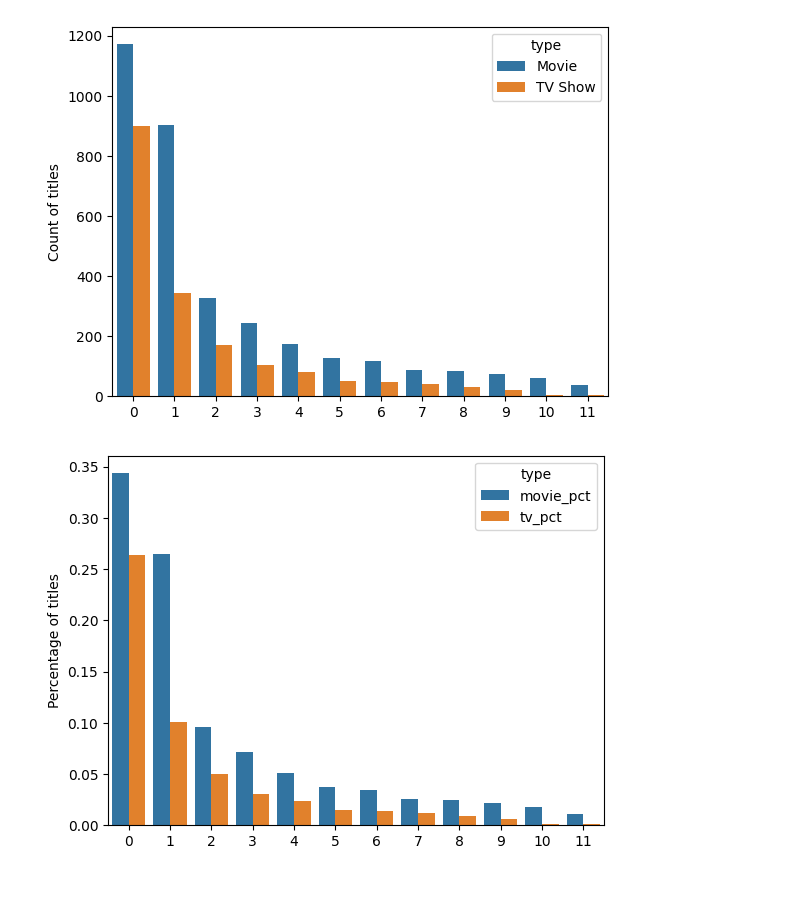
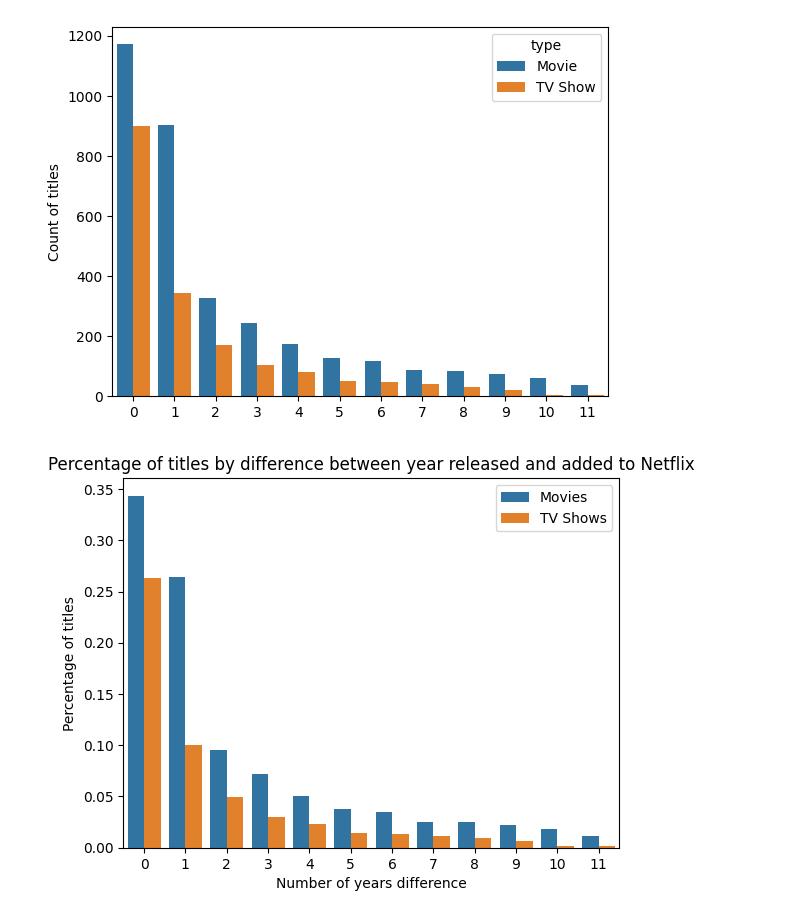
Before and after one commit to jenny-davies/l4-hackathon, a Jupyter notebook: date_differences.ipynb, the cells around one changed output. Saved outputs shown, nothing was run; the diff lists cells and outputs as text; code cells hidden in the pictures; blank space fills up the shorter version.

Commit message:
added comparison between movies and tv shows

```diff
--- a/date_differences.ipynb
+++ b/date_differences.ipynb
@@ -97,29 +100,35 @@ plt.show();
 # %%
 # percentage of titles released by year difference and type
 title_by_yr_diff_type_wide = title_by_yr_diff_type.pivot_table(
     index = 'yr_diff',
     columns = 'type',
     values = 'title'
 )
 
 movie_total = title_by_yr_diff_type_wide['Movie'].sum()
 
 tv_total = title_by_yr_diff_type_wide['TV Show'].sum()
 
 title_by_yr_diff_type_wide['movie_pct'] = title_by_yr_diff_type_wide['Movie'] / movie_total
 
 title_by_yr_diff_type_wide['tv_pct'] = title_by_yr_diff_type_wide['TV Show'] / movie_total
 
 title_by_yr_diff_type_long = pd.melt(title_by_yr_diff_type_wide.reset_index(), id_vars = 'yr_diff', value_vars = ['movie_pct', 'tv_pct'])
 
+title_by_yr_diff_type_long = title_by_yr_diff_type_long.replace('movie_pct', 'Movies')
+
+title_by_yr_diff_type_long = title_by_yr_diff_type_long.replace('tv_pct', 'TV Shows')
+
 plt.figure()
 sns.barplot(data = title_by_yr_diff_type_long,
             x = 'yr_diff',
             y = 'value',
             hue = 'type')
+plt.title('Percentage of titles by difference between year released and added to Netflix')
 plt.ylabel('Percentage of titles')
-plt.xlabel(None)
+plt.xlabel('Number of years difference')
+plt.legend().set_title('')
 
 plt.show();
 # %% [output]
-[figure, old version]
+[figure, new version]
```
Also changed, not shown: parts of 2 cells of this notebook.
